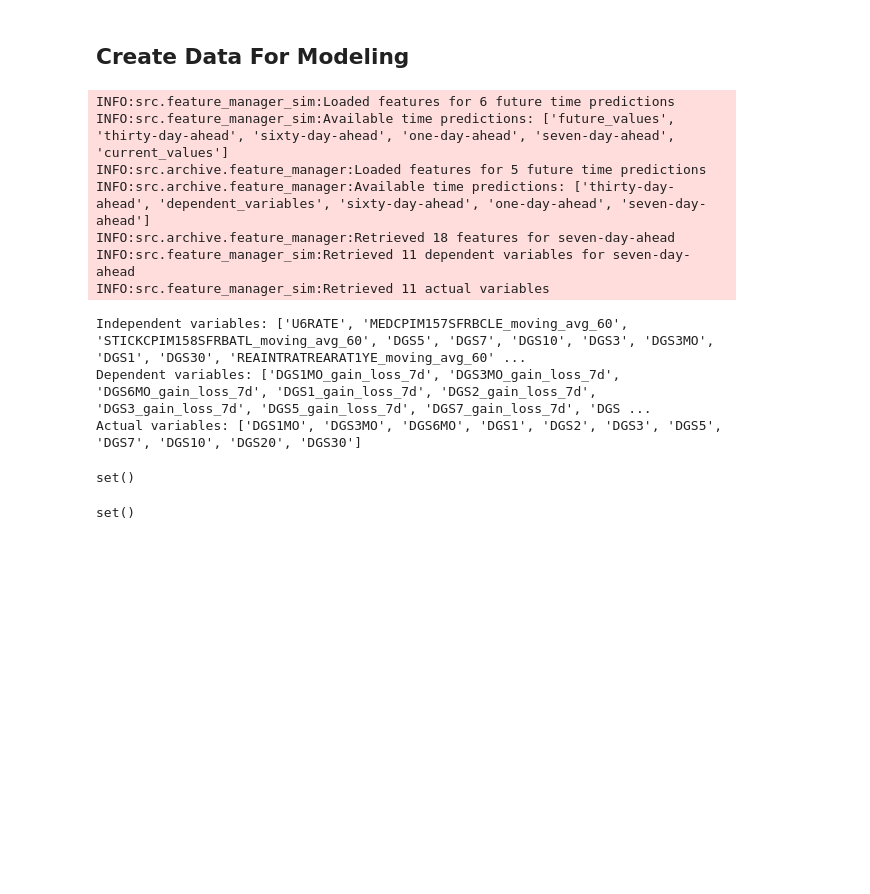
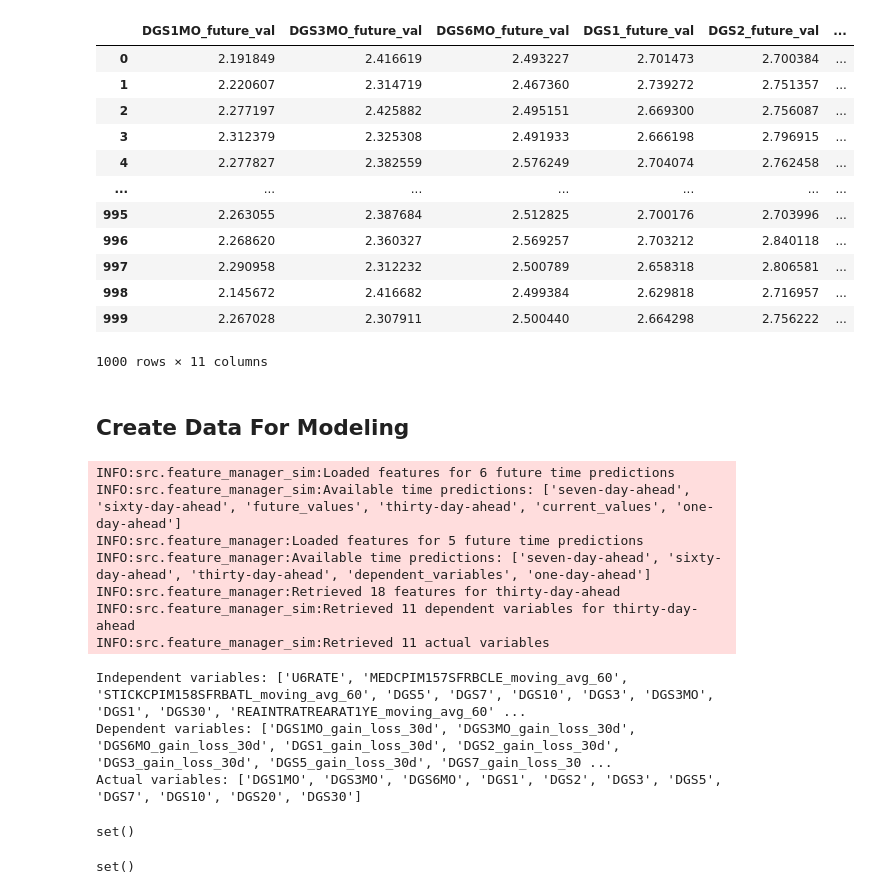
Before and after one commit to ttoe05/bond-yields-gp-model, a Jupyter notebook: src/analysis/gpr-analysis.ipynb, the cells around one changed output. Saved outputs shown, nothing was run; the diff lists cells and outputs as text; code cells hidden in the pictures; blank space fills up the shorter version.

Commit message:
Kernel Ridge results

```diff
--- a/src/analysis/gpr-analysis.ipynb
+++ b/src/analysis/gpr-analysis.ipynb
@@ -22,12 +18,28 @@ from sklearn.metrics import euclidean_distances
 # from src.walk_forward_sim import WalkForwardSimulator
+# %%
+pd.read_parquet(f"../results/seven-day-ahead/samples/dgs_yields/2018-12-18.parquet")
+# %% [output]
+|  | DGS1MO_future_val | DGS3MO_future_val | DGS6MO_future_val | DGS1_future_val | DGS2_future_val | ... |
+| 0 | 2.191849 | 2.416619 | 2.493227 | 2.701473 | 2.700384 | ... |
+| 1 | 2.220607 | 2.314719 | 2.467360 | 2.739272 | 2.751357 | ... |
+| 2 | 2.277197 | 2.425882 | 2.495151 | 2.669300 | 2.756087 | ... |
+| 3 | 2.312379 | 2.325308 | 2.491933 | 2.666198 | 2.796915 | ... |
+| 4 | 2.277827 | 2.382559 | 2.576249 | 2.704074 | 2.762458 | ... |
+| ... | ... | ... | ... | ... | ... | ... |
+| 995 | 2.263055 | 2.387684 | 2.512825 | 2.700176 | 2.703996 | ... |
+| 996 | 2.268620 | 2.360327 | 2.569257 | 2.703212 | 2.840118 | ... |
+| 997 | 2.290958 | 2.312232 | 2.500789 | 2.658318 | 2.806581 | ... |
+| 998 | 2.145672 | 2.416682 | 2.499384 | 2.629818 | 2.716957 | ... |
+| 999 | 2.267028 | 2.307911 | 2.500440 | 2.664298 | 2.756222 | ... |
+1000 rows × 11 columns
 # %% [markdown]
 ## Create Data For Modeling
 # %%
 # get the target, actual, and feature columns
-feature_manager = FeatureManagerSim(features_config_path='src/data/features_selected4.yaml')
-feature_manager2 = FeatureManager(features_config_path='src/data/features_selected3.yaml')
-independent_variables = feature_manager2.get_features_for_time_pred(time_prediction='seven-day-ahead')
-dependent_variables = feature_manager.get_dependent_variables(time_prediction='seven-day-ahead')
+feature_manager = FeatureManagerSim(features_config_path='../data/features_selected4.yaml')
+feature_manager2 = FeatureManager(features_config_path='../data/features_selected3.yaml')
+independent_variables = feature_manager2.get_features_for_time_pred(time_prediction='thirty-day-ahead')
+dependent_variables = feature_manager.get_dependent_variables(time_prediction='thirty-day-ahead')
 actuals_variables = feature_manager.get_actual_variables()
 
 # print the outputs
@@ -38,18 +50,18 @@ print(f"Actual variables: {actuals_variables}")
 raw_ids = [x.split("_")[0] for x in independent_variables]
 # check if the actuals and the raw_ids are in the data
 # # load in the raw factor data
-raw_data = pd.read_parquet('src/data/fred_prorcessed_daily.parquet')
+raw_data = pd.read_parquet('../data/fred_prorcessed_daily.parquet')
 set(raw_ids + actuals_variables) - set(raw_data.columns.tolist())
 # %% [output]
 INFO:src.feature_manager_sim:Loaded features for 6 future time predictions
-INFO:src.feature_manager_sim:Available time predictions: ['future_values', 'thirty-day-ahead', 'sixty-day-ahead', 'one-day-ahead', 'seven-day-ahead', 'current_values']
-INFO:src.archive.feature_manager:Loaded features for 5 future time predictions
-INFO:src.archive.feature_manager:Available time predictions: ['thirty-day-ahead', 'dependent_variables', 'sixty-day-ahead', 'one-day-ahead', 'seven-day-ahead']
-INFO:src.archive.feature_manager:Retrieved 18 features for seven-day-ahead
-INFO:src.feature_manager_sim:Retrieved 11 dependent variables for seven-day-ahead
+INFO:src.feature_manager_sim:Available time predictions: ['seven-day-ahead', 'sixty-day-ahead', 'future_values', 'thirty-day-ahead', 'current_values', 'one-day-ahead']
+INFO:src.feature_manager:Loaded features for 5 future time predictions
+INFO:src.feature_manager:Available time predictions: ['seven-day-ahead', 'sixty-day-ahead', 'thirty-day-ahead', 'dependent_variables', 'one-day-ahead']
+INFO:src.feature_manager:Retrieved 18 features for thirty-day-ahead
+INFO:src.feature_manager_sim:Retrieved 11 dependent variables for thirty-day-ahead
 INFO:src.feature_manager_sim:Retrieved 11 actual variables
 Independent variables: ['U6RATE', 'MEDCPIM157SFRBCLE_moving_avg_60', 'STICKCPIM158SFRBATL_moving_avg_60', 'DGS5', 'DGS7', 'DGS10', 'DGS3', 'DGS3MO', 'DGS1', 'DGS30', 'REAINTRATREARAT1YE_moving_avg_60' ...
-Dependent variables: ['DGS1MO_gain_loss_7d', 'DGS3MO_gain_loss_7d', 'DGS6MO_gain_loss_7d', 'DGS1_gain_loss_7d', 'DGS2_gain_loss_7d', 'DGS3_gain_loss_7d', 'DGS5_gain_loss_7d', 'DGS7_gain_loss_7d', 'DGS ...
+Dependent variables: ['DGS1MO_gain_loss_30d', 'DGS3MO_gain_loss_30d', 'DGS6MO_gain_loss_30d', 'DGS1_gain_loss_30d', 'DGS2_gain_loss_30d', 'DGS3_gain_loss_30d', 'DGS5_gain_loss_30d', 'DGS7_gain_loss_30 ...
 Actual variables: ['DGS1MO', 'DGS3MO', 'DGS6MO', 'DGS1', 'DGS2', 'DGS3', 'DGS5', 'DGS7', 'DGS10', 'DGS20', 'DGS30']
 set()
 # %%
```
Also changed, not shown: parts of 2 cells of this notebook, 2 other files.
